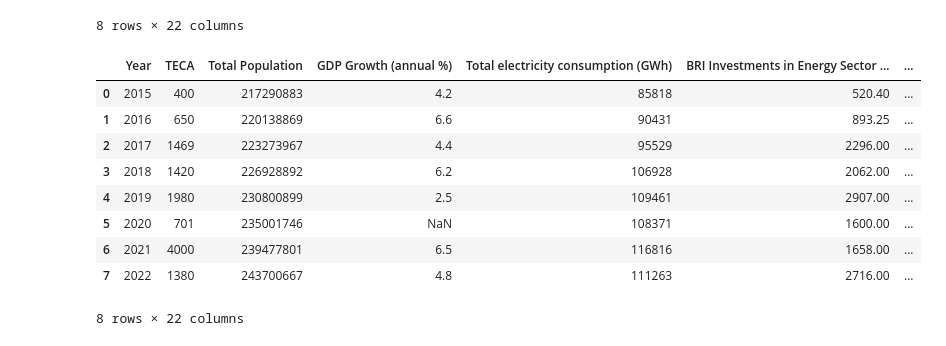
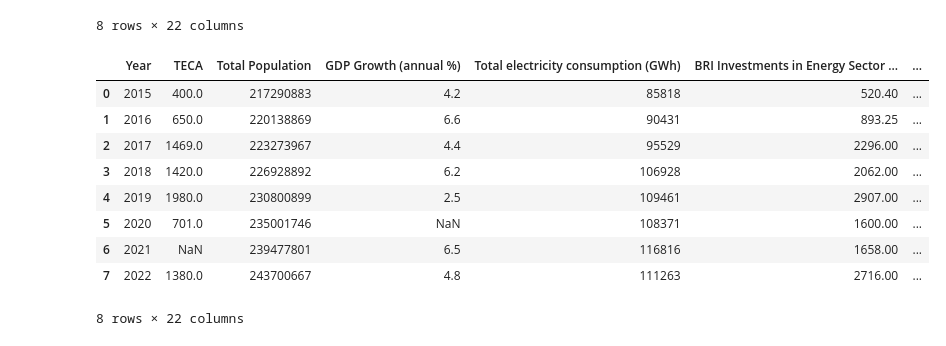
Before and after one commit to ilinashah177/Coursework-Website, a Jupyter notebook: Untitled3.ipynb, the cells around one changed output. Cells and saved outputs as stored; diff of their text form; code cells hidden in the pictures.

```diff
--- a/Untitled3.ipynb
+++ b/Untitled3.ipynb
@@ -94,35 +94,27 @@ summary
 # %%
 def replace_outliers_with_nan(series, factor=1.5):
     q1 = series.quantile(0.25)
     q3 = series.quantile(0.75)
     iqr = q3 - q1
     lower_bound = q1 - factor * iqr
     upper_bound = q3 + factor * iqr
     return series.mask((series < lower_bound) | (series > upper_bound))
 
-# Define the predictor variables
-predictor_vars = ['GDP Growth (annual %)', 'Total Population', 'BRI Investments in Energy Sector (USD millions)']
+# Iterate through numeric columns and replace outliers
+for col in df.select_dtypes(include=np.number).columns:
+    df[col] = replace_outliers_with_nan(df[col])
 
-# Create a copy of the DataFrame to avoid modifying the original
-df_modified = df.copy()
-
-# Iterate through predictor variables and replace outliers in the copy
-for col in predictor_vars:
-    if col in df_modified.columns:  # Check if the column exists in the DataFrame
-        df_modified[col] = replace_outliers_with_nan(df_modified[col])
-
-# Now df_modified contains the changes, while df remains unchanged
-df_modified
+df
 # %% [output]
 |  | Year | TECA | Total Population | GDP Growth (annual %) | Total electricity consumption (GWh) | BRI Investments in Energy Sector ... | ... |
-| 0 | 2015 | 400 | 217290883 | 4.2 | 85818 | 520.40 | ... |
-| 1 | 2016 | 650 | 220138869 | 6.6 | 90431 | 893.25 | ... |
-| 2 | 2017 | 1469 | 223273967 | 4.4 | 95529 | 2296.00 | ... |
-| 3 | 2018 | 1420 | 226928892 | 6.2 | 106928 | 2062.00 | ... |
-| 4 | 2019 | 1980 | 230800899 | 2.5 | 109461 | 2907.00 | ... |
-| 5 | 2020 | 701 | 235001746 | NaN | 108371 | 1600.00 | ... |
-| 6 | 2021 | 4000 | 239477801 | 6.5 | 116816 | 1658.00 | ... |
-| 7 | 2022 | 1380 | 243700667 | 4.8 | 111263 | 2716.00 | ... |
+| 0 | 2015 | 400.0 | 217290883 | 4.2 | 85818 | 520.40 | ... |
+| 1 | 2016 | 650.0 | 220138869 | 6.6 | 90431 | 893.25 | ... |
+| 2 | 2017 | 1469.0 | 223273967 | 4.4 | 95529 | 2296.00 | ... |
+| 3 | 2018 | 1420.0 | 226928892 | 6.2 | 106928 | 2062.00 | ... |
+| 4 | 2019 | 1980.0 | 230800899 | 2.5 | 109461 | 2907.00 | ... |
+| 5 | 2020 | 701.0 | 235001746 | NaN | 108371 | 1600.00 | ... |
+| 6 | 2021 | NaN | 239477801 | 6.5 | 116816 | 1658.00 | ... |
+| 7 | 2022 | 1380.0 | 243700667 | 4.8 | 111263 | 2716.00 | ... |
 8 rows × 22 columns
 # %%
 import pandas as pd
```
Also changed, not shown: parts of 4 cells of this notebook.
